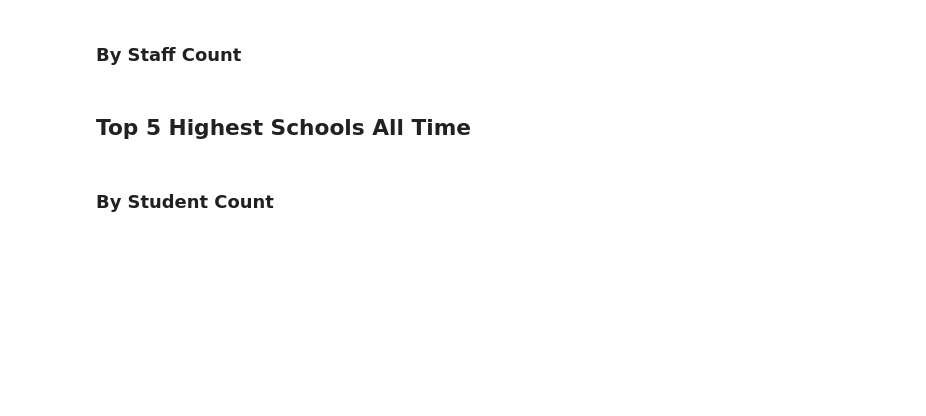
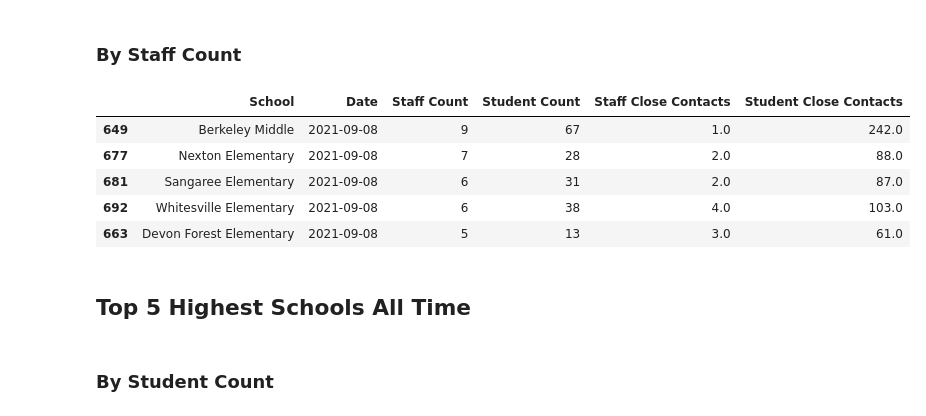
Before and after one commit to packdl/bcsd-covid-dashboard, a Jupyter notebook: covid_maps_inline.ipynb, the cells around one changed output. Cells and saved outputs as stored; diff of their text form; code cells hidden in the pictures; blank space fills up the shorter version.

```diff
--- a/covid_maps_inline.ipynb
+++ b/covid_maps_inline.ipynb
@@ -44,7 +98,14 @@ highest_student_cnt[highest_student_cnt.School!='Berkeley County School District
 ### By Staff Count
 # %%
 highest_staff_cnt = cases_today.sort_values(by=["Staff Count"], ascending=False)
-highest_staff_cnt[highest_staff_cnt.School!='Berkeley County School District'].head()
+highest_staff_cnt[highest_staff_cnt.School!='Berkeley County School District'][fav_cols].head()
+# %% [output]
+|  | School | Date | Staff Count | Student Count | Staff Close Contacts | Student Close Contacts |
+| 649 | Berkeley Middle | 2021-09-08 | 9 | 67 | 1.0 | 242.0 |
+| 677 | Nexton Elementary | 2021-09-08 | 7 | 28 | 2.0 | 88.0 |
+| 681 | Sangaree Elementary | 2021-09-08 | 6 | 31 | 2.0 | 87.0 |
+| 692 | Whitesville Elementary | 2021-09-08 | 6 | 38 | 4.0 | 103.0 |
+| 663 | Devon Forest Elementary | 2021-09-08 | 5 | 13 | 3.0 | 61.0 |
 # %% [markdown]
 ## Top 5 Highest Schools All Time
 # %% [markdown]
```
Also changed, not shown: parts of 8 cells of this notebook.
